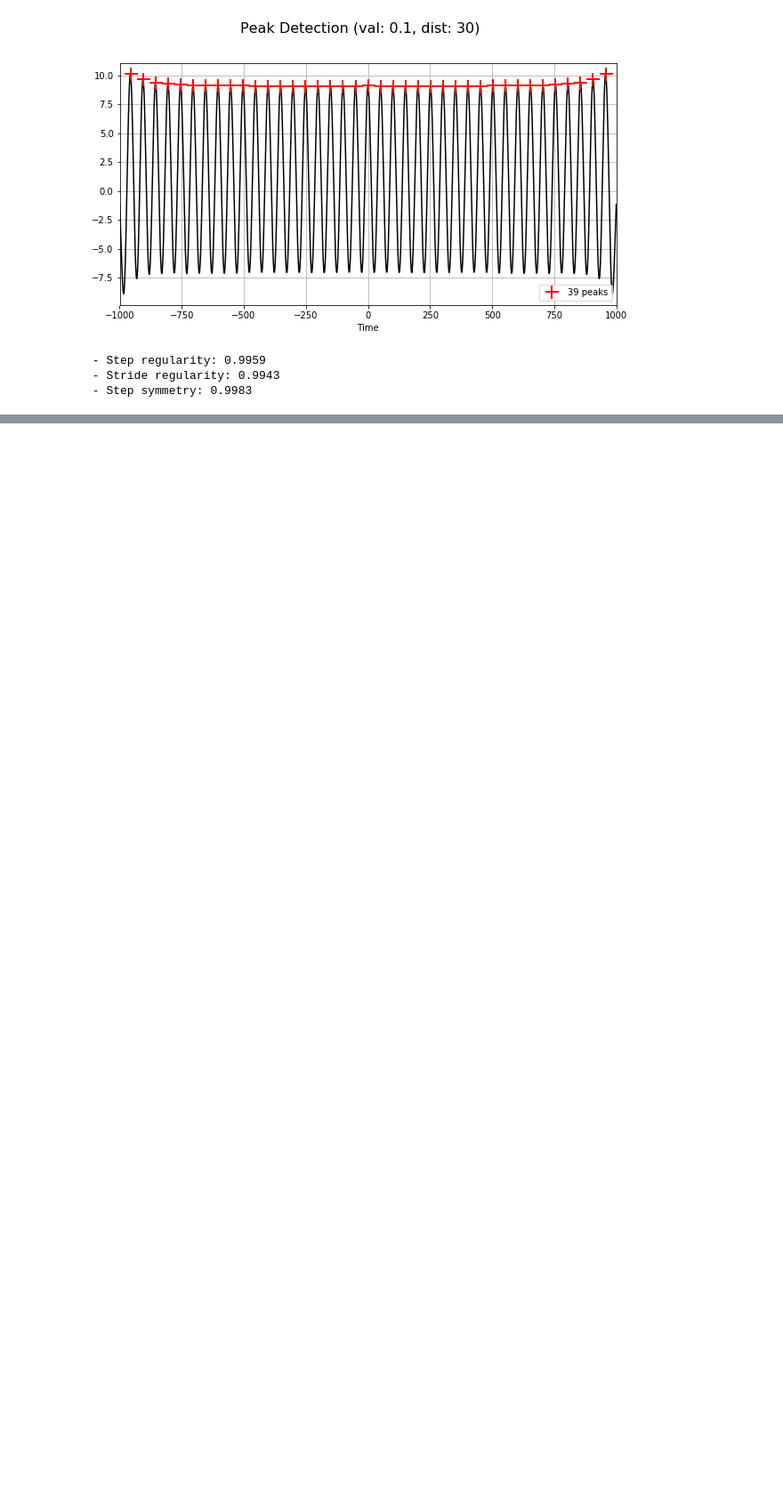
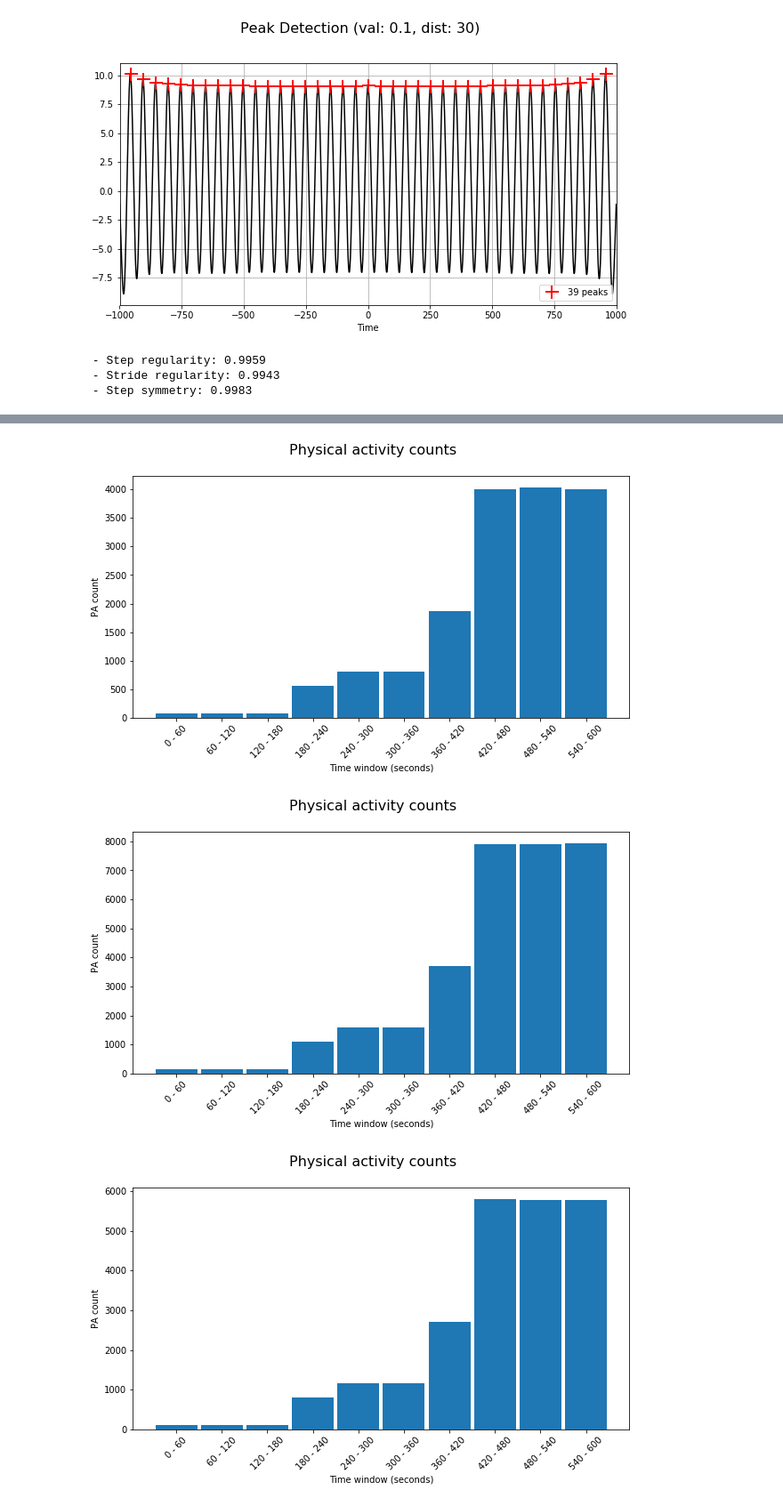
Before and after one commit to sho-87/sensormotion, a Jupyter notebook: tutorial.ipynb, the cells around one changed output, grey strips where cells are left out. Shown at 89% size. Saved outputs shown, nothing was run; the diff lists cells and outputs as text; code cells hidden in the pictures; blank space fills up the shorter version.

```diff
--- a/tutorial.ipynb
+++ b/tutorial.ipynb
@@ -145,0 +184,8 @@ print(' - Step symmetry: {:.4f}'.format(step_sym))
+# %%
+x_counts = sm.pa.convert_counts(x, time, time_scale='ms', epoch=60, rectify='full', integrate='simpson', plot=True)
+y_counts = sm.pa.convert_counts(y, time, time_scale='ms', epoch=60, rectify='full', integrate='simpson', plot=True)
+z_counts = sm.pa.convert_counts(z, time, time_scale='ms', epoch=60, rectify='full', integrate='simpson', plot=True)
+# %% [output]
+[figure, added]
+[figure, added]
+[figure, added]
```
Also changed, not shown: parts of 16 cells of this notebook, 1 other file.
